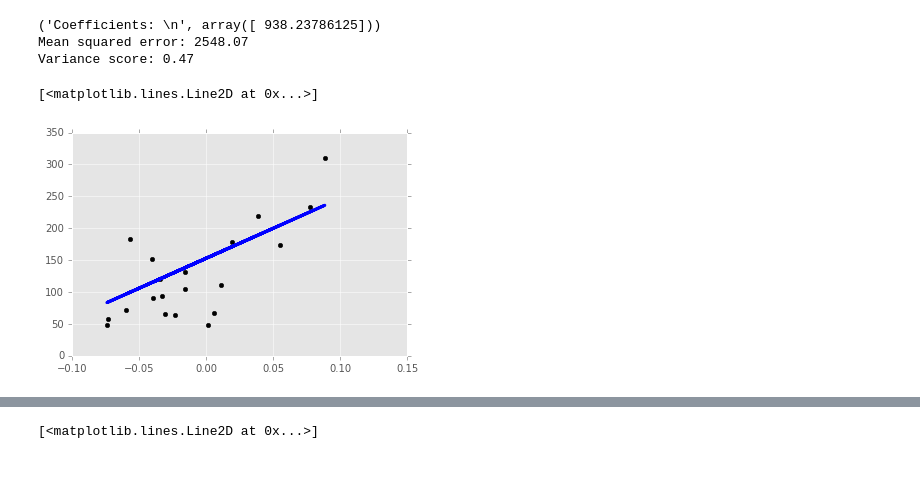
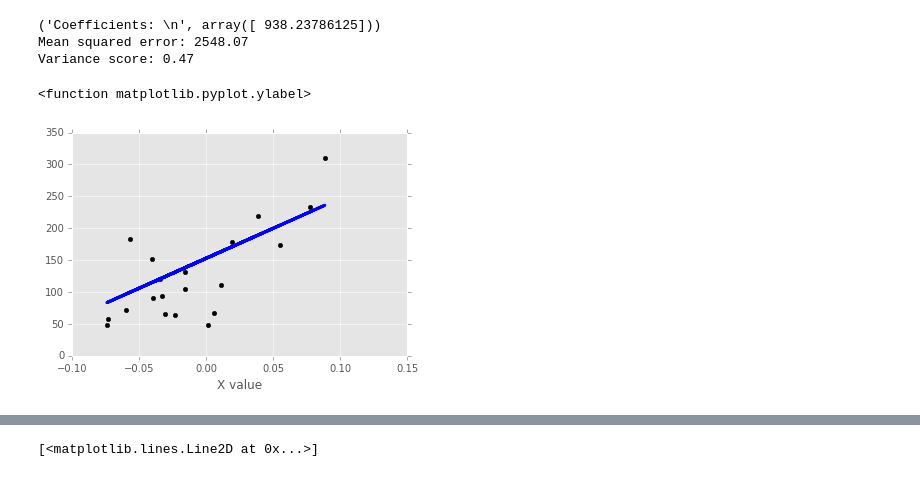
Before and after one commit to slegroux/slgML, a Jupyter notebook: linear_regression.ipynb, the cells around one changed output, grey strips where cells are left out. Drawn from its saved outputs; the diff is of its cells as text; code cells hidden in the pictures.

```diff
--- a/linear_regression.ipynb
+++ b/linear_regression.ipynb
@@ -184,11 +200,13 @@ Variance score: 0.47
 # %%
 # Plot outputs
 plt.scatter(diabetes_X_test, diabetes_y_test,  color='black')
 plt.plot(diabetes_X_test, regr.predict(diabetes_X_test), color='blue',
          linewidth=3)
+plt.xlabel("X value")
+plt.ylabel
 # %% [output]
-[<matplotlib.lines.Line2D at 0x...>]
+<function matplotlib.pyplot.ylabel>
-[figure, old version]
+[figure, new version]
 # %%
 import linear_regression;reload(linear_regression)
 from linear_regression import LinearRegression
```
Also changed, not shown: parts of 18 cells of this notebook, 1 other file.
